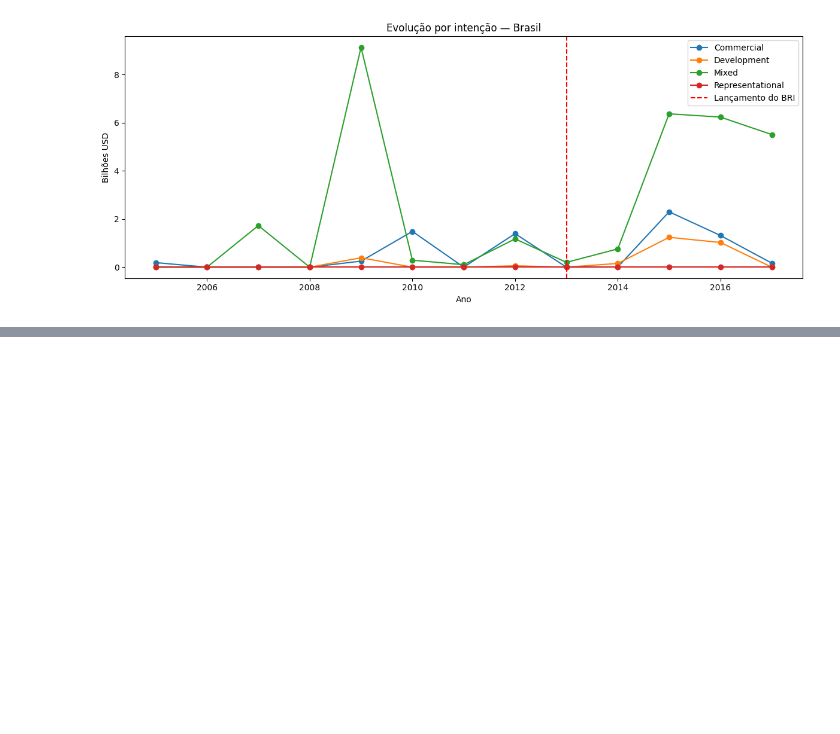
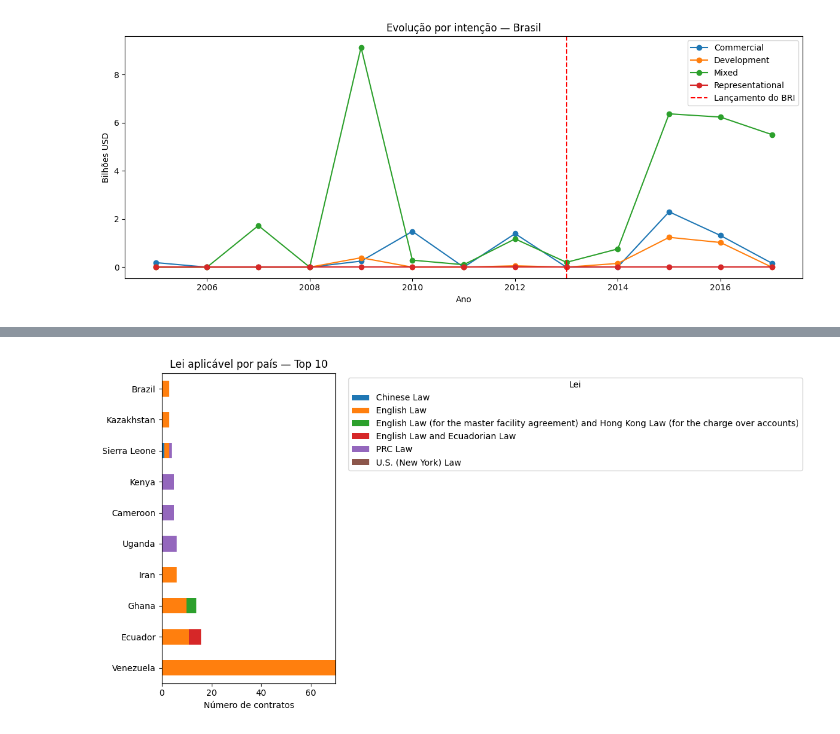
Before and after one commit to Nico-FCandido/Projeto_Analise_Dados_China, a Jupyter notebook: china_lends.ipynb, the cells around one changed output, grey strips where cells are left out. Cells and saved outputs as stored; diff of their text form; code cells hidden in the pictures; blank space fills up the shorter version.

```diff
--- a/china_lends.ipynb
+++ b/china_lends.ipynb
@@ -1159,0 +1065,9 @@ plt.show()
+# %%
+pais_lei = (
+    hccdf[hccdf['Governing Law'] != '-']
+    .groupby(['Recipient', 'Governing Law'])
+    .size()
+    .unstack(fill_value=0)
+)
+
+pais_lei.sum(axis=1).sort_values(ascending=False).head(10)
@@ -1159,0 +1087,12 @@ plt.show()
+# %%
+top10_paises = pais_lei.sum(axis=1).sort_values(ascending=False).head(10).index
+
+pais_lei.loc[top10_paises].plot(kind='barh', stacked=True, figsize=(12, 6))
+plt.title('Lei aplicável por país — Top 10')
+plt.xlabel('Número de contratos')
+plt.ylabel('')
+plt.legend(title='Lei', bbox_to_anchor=(1.05, 1), loc='upper left')
+plt.tight_layout()
+plt.show()
+# %% [output]
+[figure, added]
```
Also changed, not shown: parts of 46 cells of this notebook, 2 other files.
